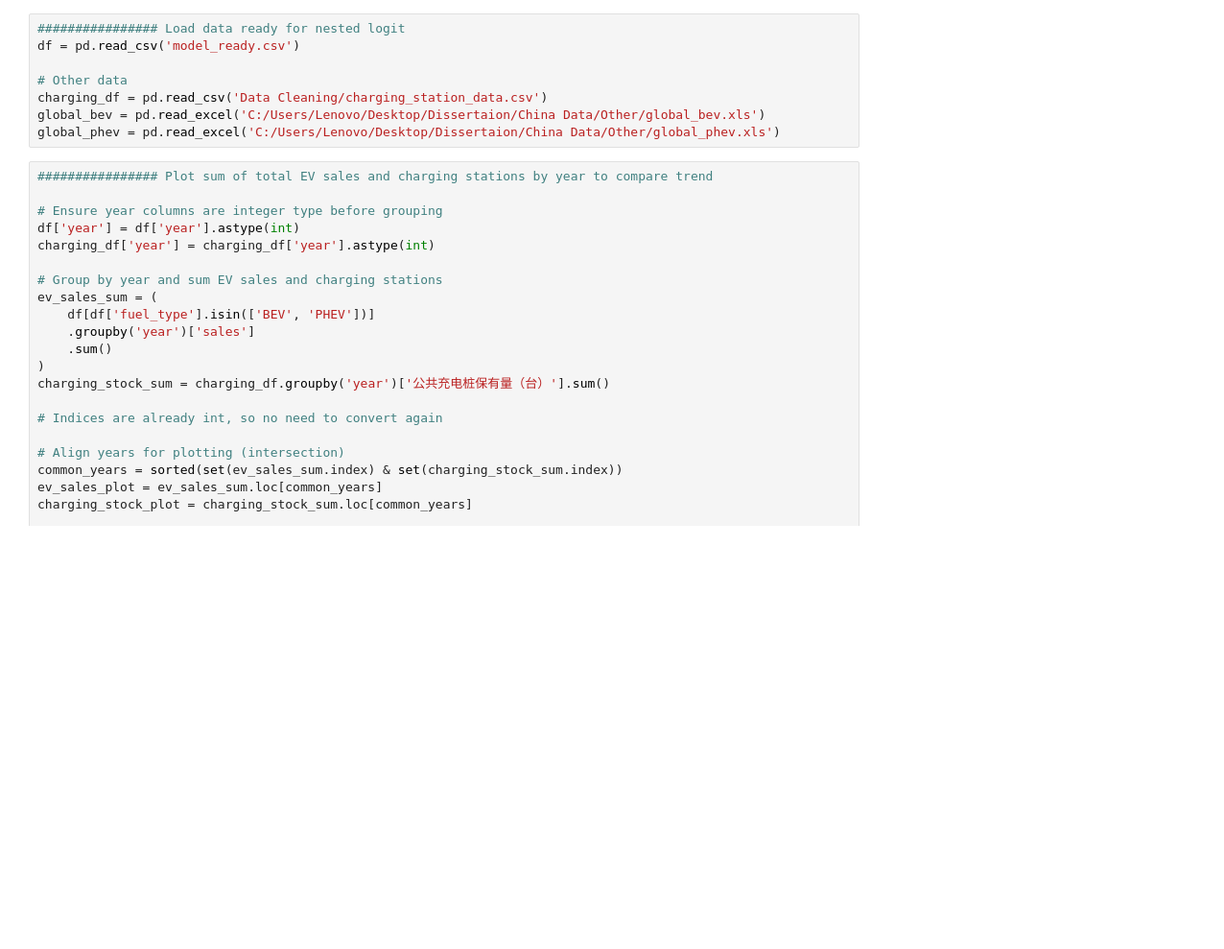
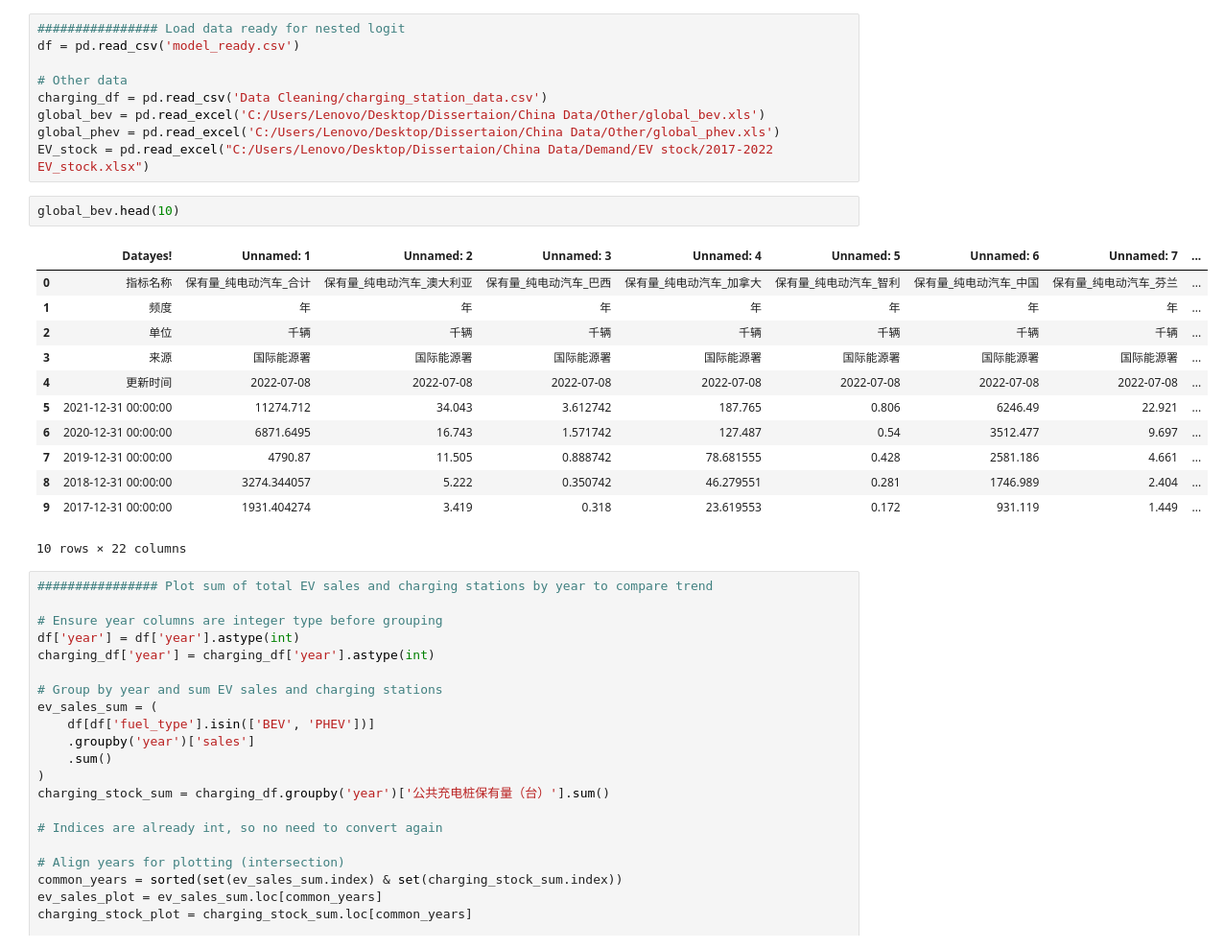
Before and after one commit to RBW021121/MSc-Dissertation, a Jupyter notebook: 5. Descriptive.ipynb, the cells around one changed output. Shown: that part at 96% size. Cells and saved outputs as stored; diff of their text form; blank space fills up the shorter version.

```diff
--- a/5. Descriptive.ipynb
+++ b/5. Descriptive.ipynb
@@ -20,6 +22,22 @@ df = pd.read_csv('model_ready.csv')
 charging_df = pd.read_csv('Data Cleaning/charging_station_data.csv')
 global_bev = pd.read_excel('C:/Users/Lenovo/Desktop/Dissertaion/China Data/Other/global_bev.xls')
 global_phev = pd.read_excel('C:/Users/Lenovo/Desktop/Dissertaion/China Data/Other/global_phev.xls')
+EV_stock = pd.read_excel("C:/Users/Lenovo/Desktop/Dissertaion/China Data/Demand/EV stock/2017-2022 EV_stock.xlsx")
+# %%
+global_bev.head(10)
+# %% [output]
+|  | Datayes! | Unnamed: 1 | Unnamed: 2 | Unnamed: 3 | Unnamed: 4 | Unnamed: 5 | Unnamed: 6 | Unnamed: 7 | ... |
+| 0 | 指标名称 | 保有量_纯电动汽车_合计 | 保有量_纯电动汽车_澳大利亚 | 保有量_纯电动汽车_巴西 | 保有量_纯电动汽车_加拿大 | 保有量_纯电动汽车_智利 | 保有量_纯电动汽车_中国 | 保有量_纯电动汽车_芬兰 | ... |
+| 1 | 频度 | 年 | 年 | 年 | 年 | 年 | 年 | 年 | ... |
+| 2 | 单位 | 千辆 | 千辆 | 千辆 | 千辆 | 千辆 | 千辆 | 千辆 | ... |
+| 3 | 来源 | 国际能源署 | 国际能源署 | 国际能源署 | 国际能源署 | 国际能源署 | 国际能源署 | 国际能源署 | ... |
+| 4 | 更新时间 | 2022-07-08 | 2022-07-08 | 2022-07-08 | 2022-07-08 | 2022-07-08 | 2022-07-08 | 2022-07-08 | ... |
+| 5 | 2021-12-31 00:00:00 | 11274.712 | 34.043 | 3.612742 | 187.765 | 0.806 | 6246.49 | 22.921 | ... |
+| 6 | 2020-12-31 00:00:00 | 6871.6495 | 16.743 | 1.571742 | 127.487 | 0.54 | 3512.477 | 9.697 | ... |
+| 7 | 2019-12-31 00:00:00 | 4790.87 | 11.505 | 0.888742 | 78.681555 | 0.428 | 2581.186 | 4.661 | ... |
+| 8 | 2018-12-31 00:00:00 | 3274.344057 | 5.222 | 0.350742 | 46.279551 | 0.281 | 1746.989 | 2.404 | ... |
+| 9 | 2017-12-31 00:00:00 | 1931.404274 | 3.419 | 0.318 | 23.619553 | 0.172 | 931.119 | 1.449 | ... |
+10 rows × 22 columns
 # %%
 ################ Plot sum of total EV sales and charging stations by year to compare trend
 
```
Also changed, not shown: parts of 1 cell of this notebook, 9 other files.
